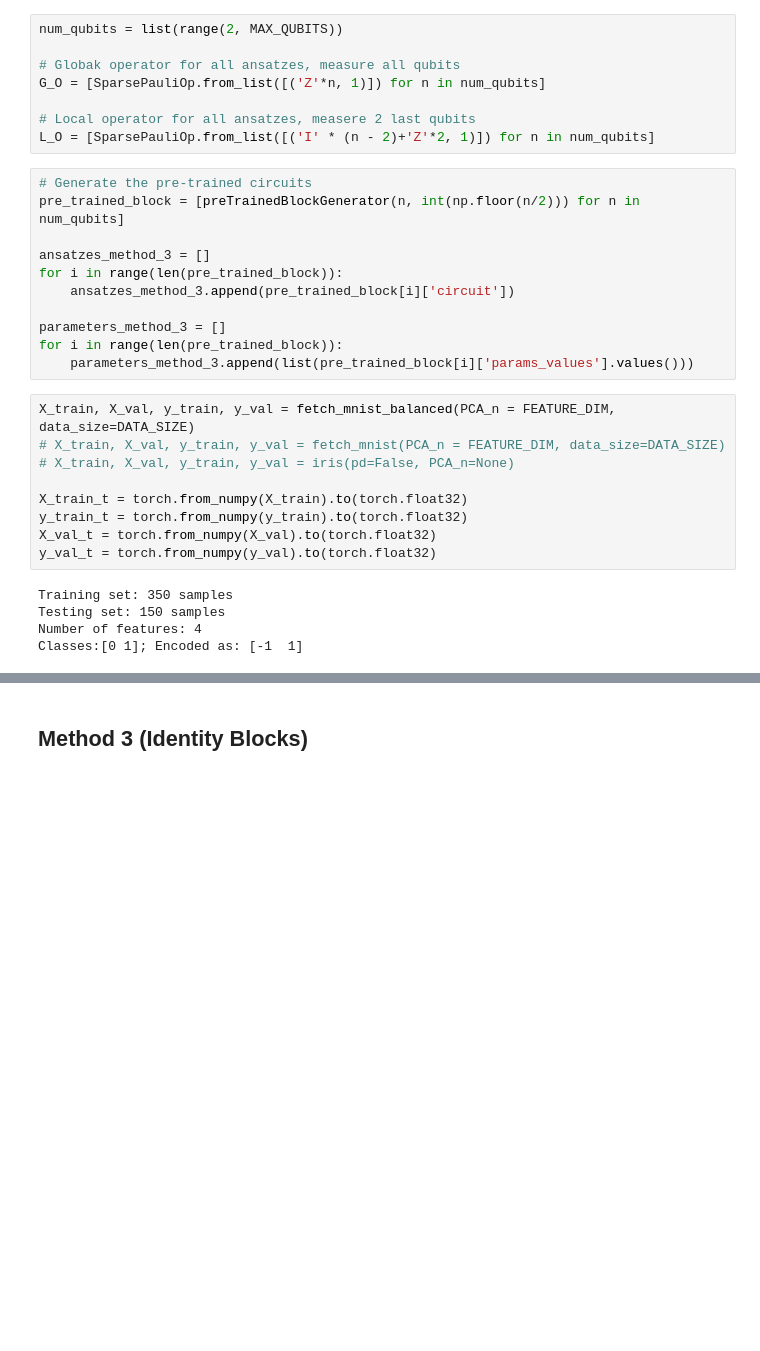
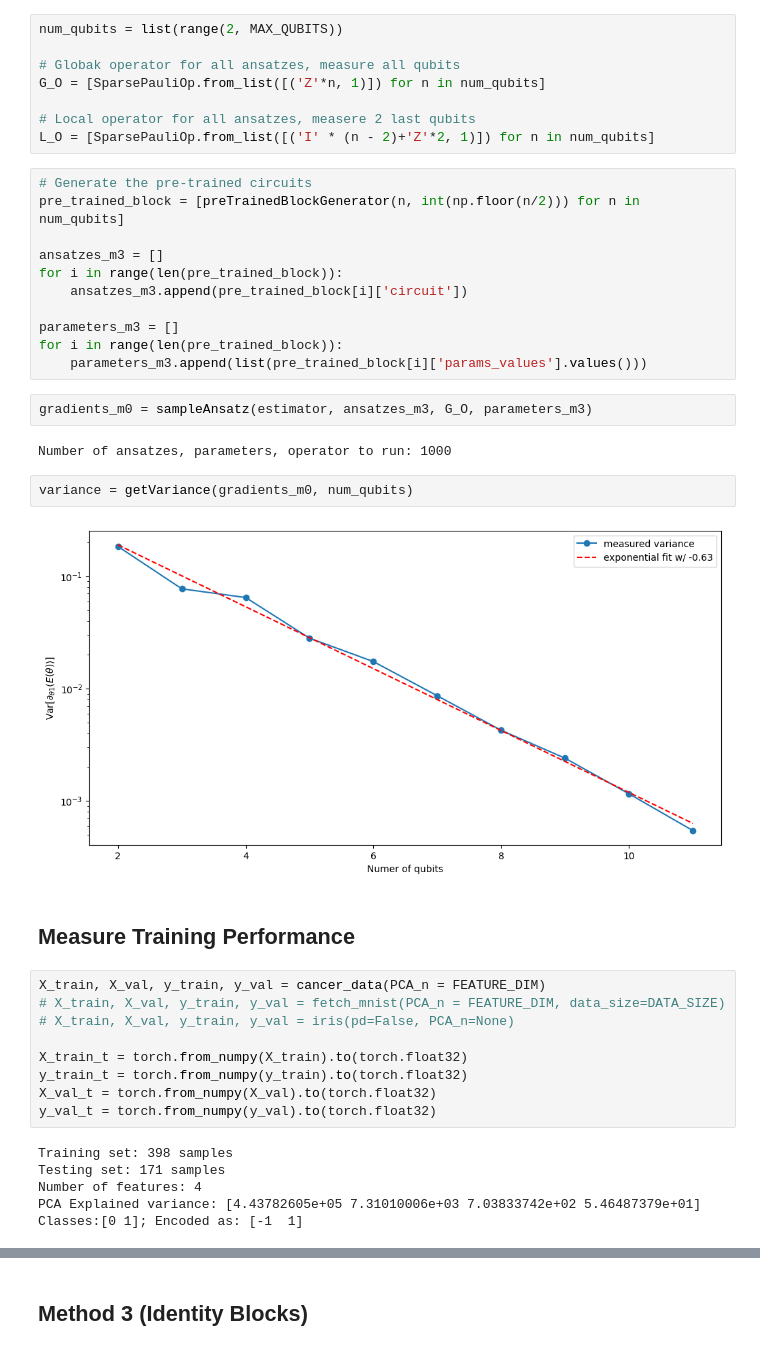
Before and after one commit to NNCT2904/VQA-Notes-v2, a Jupyter notebook: TrainEpochM3.ipynb, the cells around one changed output, grey strips where cells are left out. Saved outputs shown, nothing was run; the diff lists cells and outputs as text; blank space fills up the shorter version.

Commit message:
Configurations for Identity Blocks

```diff
--- a/TrainEpochM3.ipynb
+++ b/TrainEpochM3.ipynb
@@ -49,15 +49,25 @@ L_O = [SparsePauliOp.from_list([('I' * (n - 2)+'Z'*2, 1)]) for n in num_qubits]
 # Generate the pre-trained circuits
 pre_trained_block = [preTrainedBlockGenerator(n, int(np.floor(n/2))) for n in num_qubits]
 
-ansatzes_method_3 = []
+ansatzes_m3 = []
 for i in range(len(pre_trained_block)):
-    ansatzes_method_3.append(pre_trained_block[i]['circuit'])
+    ansatzes_m3.append(pre_trained_block[i]['circuit'])
 
-parameters_method_3 = []
+parameters_m3 = []
 for i in range(len(pre_trained_block)):
-    parameters_method_3.append(list(pre_trained_block[i]['params_values'].values()))
+    parameters_m3.append(list(pre_trained_block[i]['params_values'].values()))
+# %%
+gradients_m0 = sampleAnsatz(estimator, ansatzes_m3, G_O, parameters_m3)
+# %% [output]
+Number of ansatzes, parameters, operator to run: 1000
+# %%
+variance = getVariance(gradients_m0, num_qubits)
+# %% [output]
+[figure, added]
+# %% [markdown]
+## Measure Training Performance
 # %%
-X_train, X_val, y_train, y_val = fetch_mnist_balanced(PCA_n = FEATURE_DIM, data_size=DATA_SIZE)
+X_train, X_val, y_train, y_val = cancer_data(PCA_n = FEATURE_DIM)
 # X_train, X_val, y_train, y_val = fetch_mnist(PCA_n = FEATURE_DIM, data_size=DATA_SIZE)
 # X_train, X_val, y_train, y_val = iris(pd=False, PCA_n=None)
 
@@ -66,9 +76,10 @@ y_train_t = torch.from_numpy(y_train).to(torch.float32)
 X_val_t = torch.from_numpy(X_val).to(torch.float32)
 y_val_t = torch.from_numpy(y_val).to(torch.float32)
 # %% [output]
-Training set: 350 samples
-Testing set: 150 samples
+Training set: 398 samples
+Testing set: 171 samples
 Number of features: 4
+PCA Explained variance: [4.43782605e+05 7.31010006e+03 7.03833742e+02 5.46487379e+01]
 Classes:[0 1]; Encoded as: [-1  1]
 # %%
 # Plot dataset (only the first two args)
```
Also changed, not shown: parts of 6 cells of this notebook, 2 other files.
